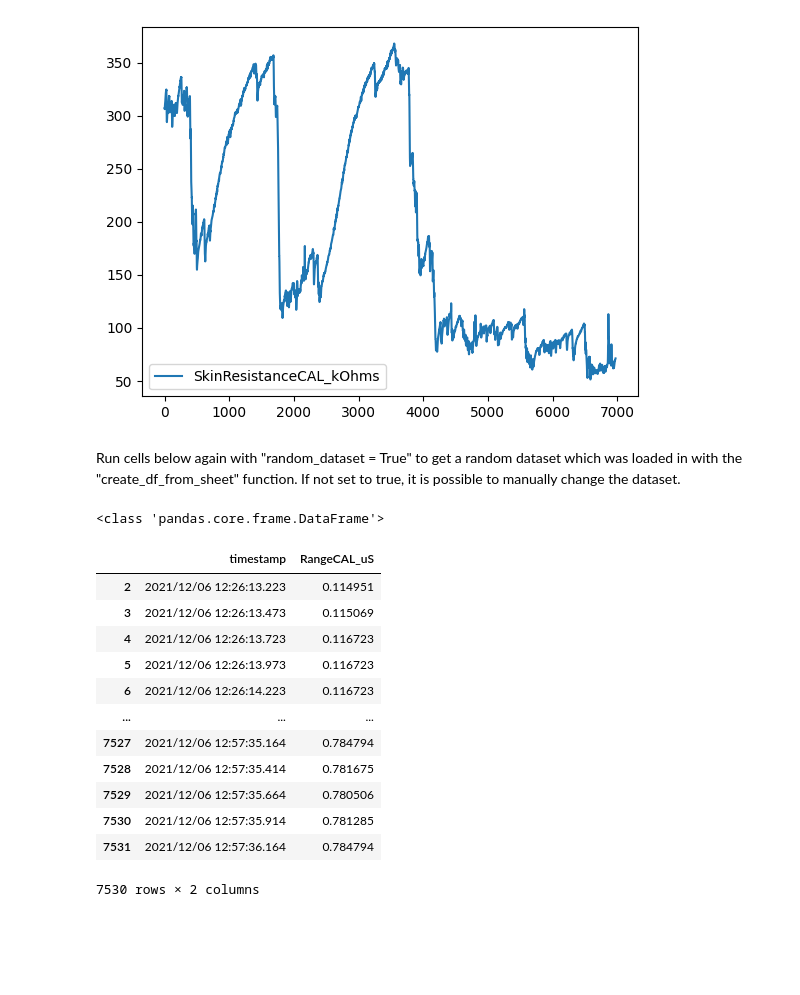
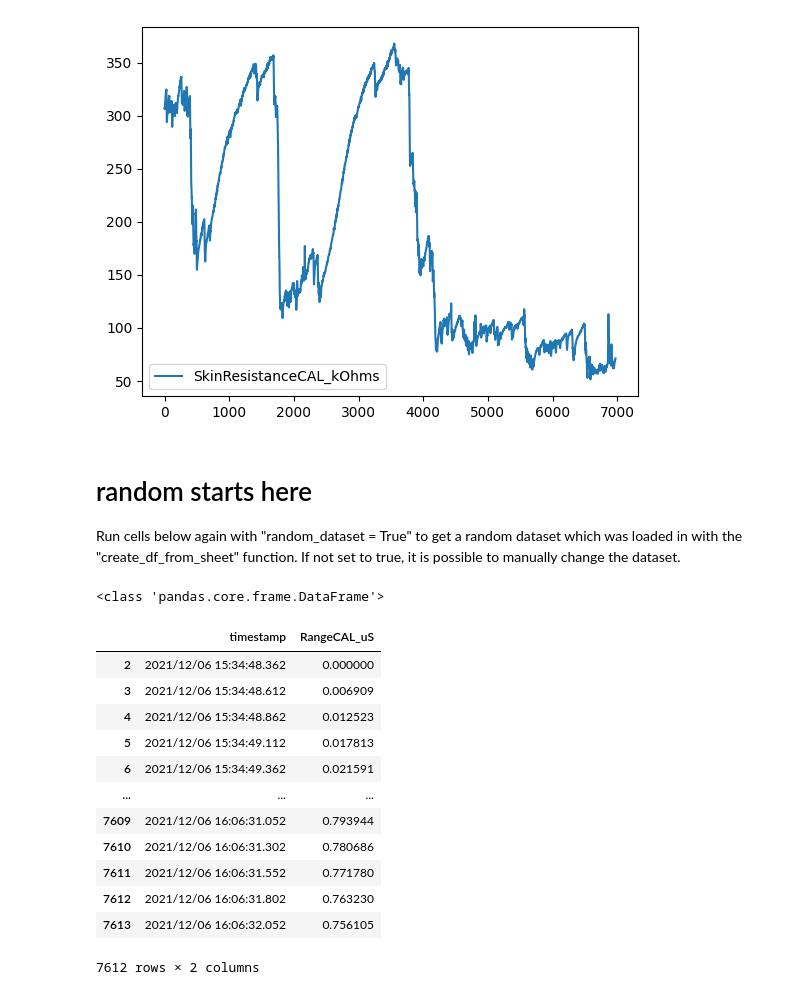
Before and after one commit to Inn0/STP1StressVisualisation, a Jupyter notebook: StressThreshold.ipynb, the cells around one changed output. Drawn from its saved outputs; the diff is of its cells as text; code cells hidden in the pictures; blank space fills up the shorter version.

```diff
--- a/StressThreshold.ipynb
+++ b/StressThreshold.ipynb
@@ -124,39 +124,40 @@ plot_df(test712_8)
 [figure]
 [figure]
 # %% [markdown]
+# random starts here
 Run cells below again with "random_dataset = True" to get a random dataset which was loaded in with the "create_df_from_sheet" function. If not set to true, it is possible to manually change the dataset.
 # %%
 from sklearn.preprocessing import MinMaxScaler
 scaler = MinMaxScaler()
 
 random_dataset = True
 
-dfTemp=test612_1
+dfTemp=datasetArray[0]
 if(random_dataset):
     dfTemp =  np.random.choice(datasetArray)
     print(type(dfTemp))
 
 dfTemp['RangeCAL_uS'] = scaler.fit_transform(dfTemp[['RangeCAL_uS']])
 
 df1_1 = dfTemp.iloc[:, [0, 1]]
 df1_2 = dfTemp.iloc[:, [0, 2]]
 df1_3 = dfTemp.iloc[:, [0, 3]]
 df1_2
 # %% [output]
 <class 'pandas.core.frame.DataFrame'>
 |  | timestamp | RangeCAL_uS |
-| 2 | 2021/12/06 12:26:13.223 | 0.114951 |
-| 3 | 2021/12/06 12:26:13.473 | 0.115069 |
-| 4 | 2021/12/06 12:26:13.723 | 0.116723 |
-| 5 | 2021/12/06 12:26:13.973 | 0.116723 |
-| 6 | 2021/12/06 12:26:14.223 | 0.116723 |
+| 2 | 2021/12/06 15:34:48.362 | 0.000000 |
+| 3 | 2021/12/06 15:34:48.612 | 0.006909 |
+| 4 | 2021/12/06 15:34:48.862 | 0.012523 |
+| 5 | 2021/12/06 15:34:49.112 | 0.017813 |
+| 6 | 2021/12/06 15:34:49.362 | 0.021591 |
 | ... | ... | ... |
-| 7527 | 2021/12/06 12:57:35.164 | 0.784794 |
-| 7528 | 2021/12/06 12:57:35.414 | 0.781675 |
-| 7529 | 2021/12/06 12:57:35.664 | 0.780506 |
-| 7530 | 2021/12/06 12:57:35.914 | 0.781285 |
-| 7531 | 2021/12/06 12:57:36.164 | 0.784794 |
+| 7609 | 2021/12/06 16:06:31.052 | 0.793944 |
+| 7610 | 2021/12/06 16:06:31.302 | 0.780686 |
+| 7611 | 2021/12/06 16:06:31.552 | 0.771780 |
+| 7612 | 2021/12/06 16:06:31.802 | 0.763230 |
+| 7613 | 2021/12/06 16:06:32.052 | 0.756105 |
-7530 rows × 2 columns
+7612 rows × 2 columns
 # %%
 
 df1_2.info()
```
Also changed, not shown: parts of 8 cells of this notebook.
